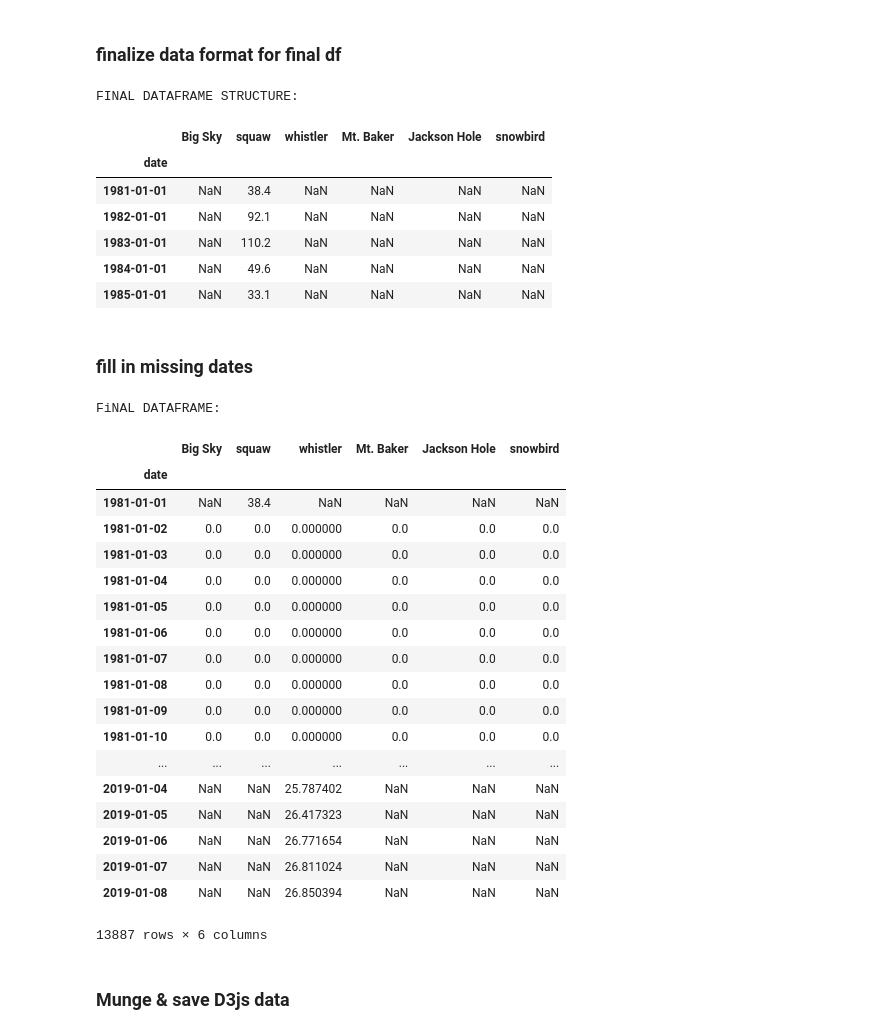
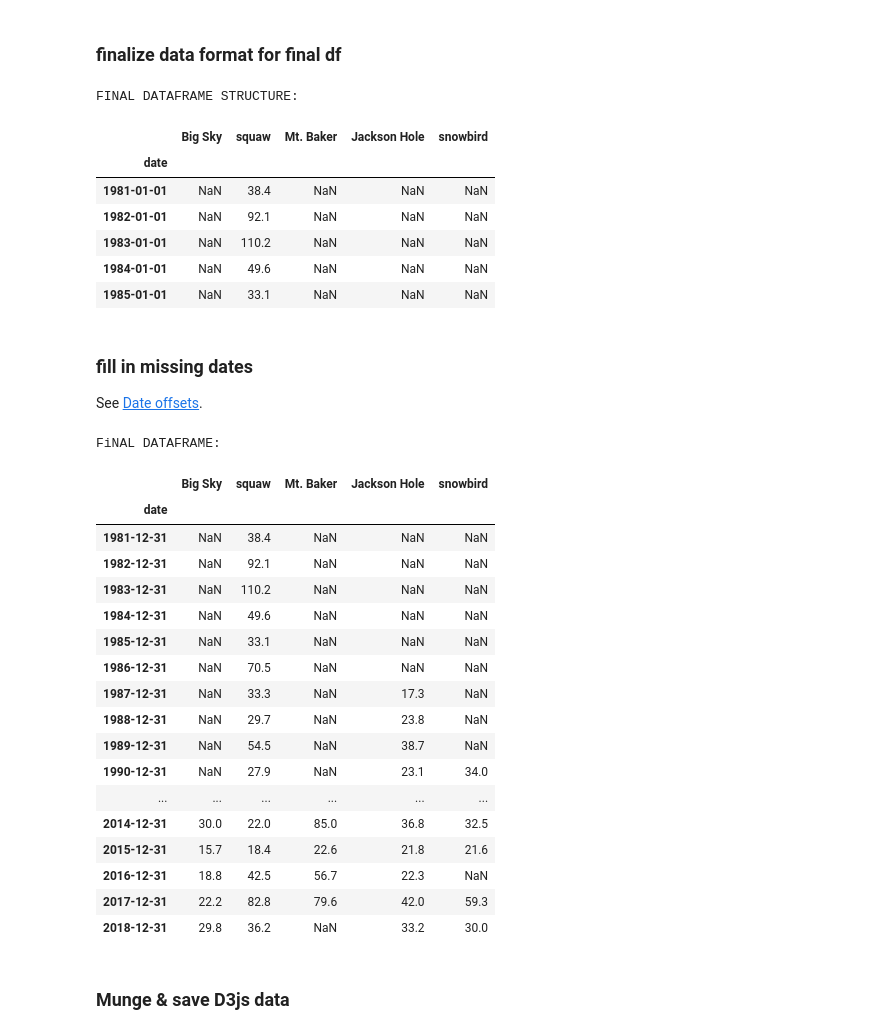
Before and after one commit to blehman/d3js-meetup, a Jupyter notebook: 2019-01-29_snowpack_/notebooks/munging_snow_data.ipynb, the cells around one changed output. Cells and saved outputs as stored; diff of their text form; code cells hidden in the pictures.

```diff
--- a/2019-01-29_snowpack_/notebooks/munging_snow_data.ipynb
+++ b/2019-01-29_snowpack_/notebooks/munging_snow_data.ipynb
@@ -12,7 +12,12 @@ csv_files = os.listdir(file_path)
 # %%
 %%time
 df_list = []
-standard_format_files = set(['whistler.csv','squaw.csv','snowbird.csv','mtBaker.csv','jackson.csv','bigsky.csv'])
+standard_format_files = set([#'whistler.csv'
+                             'squaw.csv'
+                             ,'snowbird.csv'
+                             ,'mtBaker.csv'
+                             ,'jackson.csv'
+                             ,'bigsky.csv'])
 for csv_file in csv_files:
     if csv_file in standard_format_files:
         df_ = pd.read_csv(file_path+"/"+csv_file,parse_dates={'date':[0]}, infer_datetime_format=True)
@@ -132,49 +127,50 @@ print("FINAL DATAFRAME STRUCTURE:")
 display(final_struct.head())
 # %% [output]
 FINAL DATAFRAME STRUCTURE:
-|  | Big Sky | squaw | whistler | Mt. Baker | Jackson Hole | snowbird |
-| date |  |  |  |  |  |  |
-| 1981-01-01 | NaN | 38.4 | NaN | NaN | NaN | NaN |
-| 1982-01-01 | NaN | 92.1 | NaN | NaN | NaN | NaN |
-| 1983-01-01 | NaN | 110.2 | NaN | NaN | NaN | NaN |
-| 1984-01-01 | NaN | 49.6 | NaN | NaN | NaN | NaN |
-| 1985-01-01 | NaN | 33.1 | NaN | NaN | NaN | NaN |
+|  | Big Sky | squaw | Mt. Baker | Jackson Hole | snowbird |
+| date |  |  |  |  |  |
+| 1981-01-01 | NaN | 38.4 | NaN | NaN | NaN |
+| 1982-01-01 | NaN | 92.1 | NaN | NaN | NaN |
+| 1983-01-01 | NaN | 110.2 | NaN | NaN | NaN |
+| 1984-01-01 | NaN | 49.6 | NaN | NaN | NaN |
+| 1985-01-01 | NaN | 33.1 | NaN | NaN | NaN |
-# %% [markdown]
-### fill in missing dates
+# %% [markdown]
+### fill in missing dates
+
+See [Date offsets](http://pandas.pydata.org/pandas-docs/stable/user_guide/timeseries.html#dateoffset-objects).
 # %%
 ###
 ### fill in missing dates
 ###
 def custom_resampler(array):
     try:
         value = sum(array)
     except TypeError:
         value = None
     return value
-final_df = final_struct.resample('D').apply(custom_resampler)
+final_df = final_struct.resample('A').apply(custom_resampler)
 print("FiNAL DATAFRAME:")
 display(final_df)
 # %% [output]
 FiNAL DATAFRAME:
-|  | Big Sky | squaw | whistler | Mt. Baker | Jackson Hole | snowbird |
-| date |  |  |  |  |  |  |
-| 1981-01-01 | NaN | 38.4 | NaN | NaN | NaN | NaN |
-| 1981-01-02 | 0.0 | 0.0 | 0.000000 | 0.0 | 0.0 | 0.0 |
-| 1981-01-03 | 0.0 | 0.0 | 0.000000 | 0.0 | 0.0 | 0.0 |
-| 1981-01-04 | 0.0 | 0.0 | 0.000000 | 0.0 | 0.0 | 0.0 |
-| 1981-01-05 | 0.0 | 0.0 | 0.000000 | 0.0 | 0.0 | 0.0 |
-| 1981-01-06 | 0.0 | 0.0 | 0.000000 | 0.0 | 0.0 | 0.0 |
-| 1981-01-07 | 0.0 | 0.0 | 0.000000 | 0.0 | 0.0 | 0.0 |
-| 1981-01-08 | 0.0 | 0.0 | 0.000000 | 0.0 | 0.0 | 0.0 |
-| 1981-01-09 | 0.0 | 0.0 | 0.000000 | 0.0 | 0.0 | 0.0 |
-| 1981-01-10 | 0.0 | 0.0 | 0.000000 | 0.0 | 0.0 | 0.0 |
-| ... | ... | ... | ... | ... | ... | ... |
-| 2019-01-04 | NaN | NaN | 25.787402 | NaN | NaN | NaN |
-| 2019-01-05 | NaN | NaN | 26.417323 | NaN | NaN | NaN |
-| 2019-01-06 | NaN | NaN | 26.771654 | NaN | NaN | NaN |
-| 2019-01-07 | NaN | NaN | 26.811024 | NaN | NaN | NaN |
-| 2019-01-08 | NaN | NaN | 26.850394 | NaN | NaN | NaN |
+|  | Big Sky | squaw | Mt. Baker | Jackson Hole | snowbird |
+| date |  |  |  |  |  |
+| 1981-12-31 | NaN | 38.4 | NaN | NaN | NaN |
+| 1982-12-31 | NaN | 92.1 | NaN | NaN | NaN |
+| 1983-12-31 | NaN | 110.2 | NaN | NaN | NaN |
+| 1984-12-31 | NaN | 49.6 | NaN | NaN | NaN |
+| 1985-12-31 | NaN | 33.1 | NaN | NaN | NaN |
+| 1986-12-31 | NaN | 70.5 | NaN | NaN | NaN |
+| 1987-12-31 | NaN | 33.3 | NaN | 17.3 | NaN |
+| 1988-12-31 | NaN | 29.7 | NaN | 23.8 | NaN |
+| 1989-12-31 | NaN | 54.5 | NaN | 38.7 | NaN |
+| 1990-12-31 | NaN | 27.9 | NaN | 23.1 | 34.0 |
+| ... | ... | ... | ... | ... | ... |
+| 2014-12-31 | 30.0 | 22.0 | 85.0 | 36.8 | 32.5 |
+| 2015-12-31 | 15.7 | 18.4 | 22.6 | 21.8 | 21.6 |
+| 2016-12-31 | 18.8 | 42.5 | 56.7 | 22.3 | NaN |
+| 2017-12-31 | 22.2 | 82.8 | 79.6 | 42.0 | 59.3 |
+| 2018-12-31 | 29.8 | 36.2 | NaN | 33.2 | 30.0 |
-13887 rows × 6 columns
 # %% [markdown]
 ### Munge & save D3js data
 # %%
```
Also changed, not shown: parts of 7 cells of this notebook, 1 other file.
